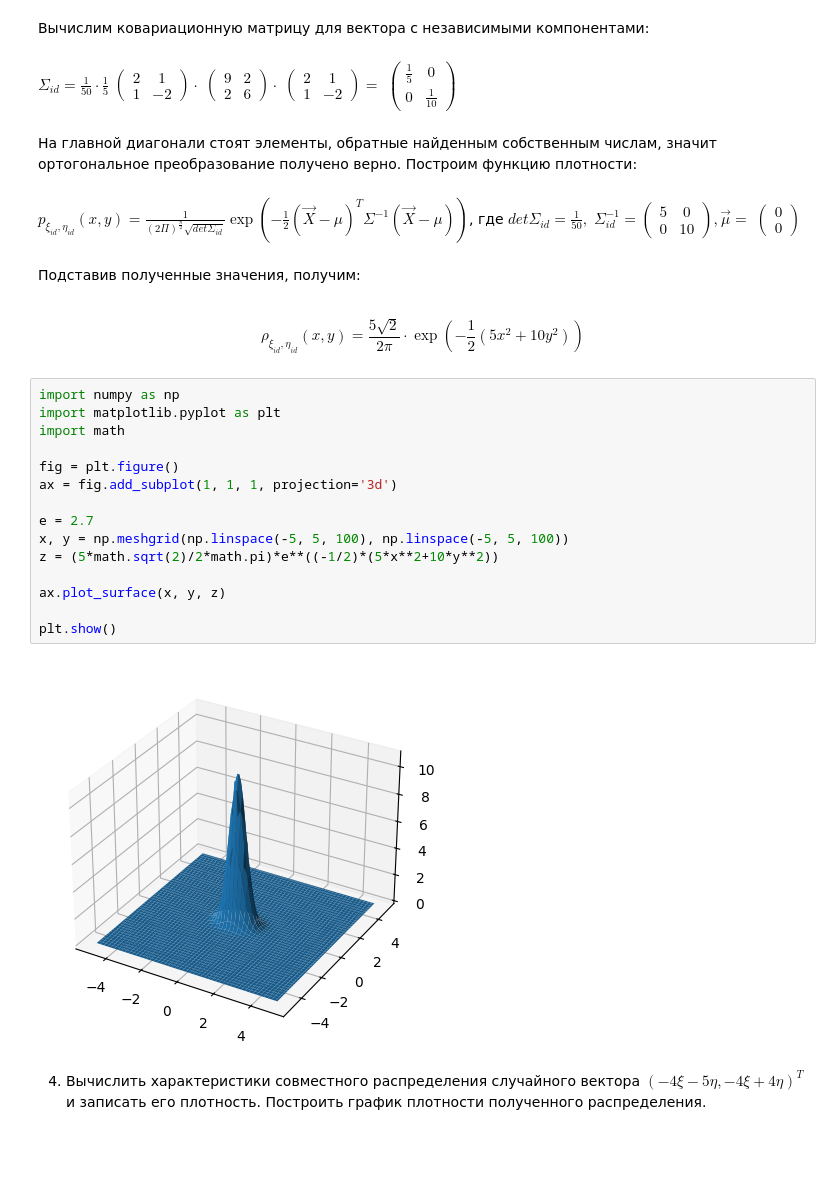
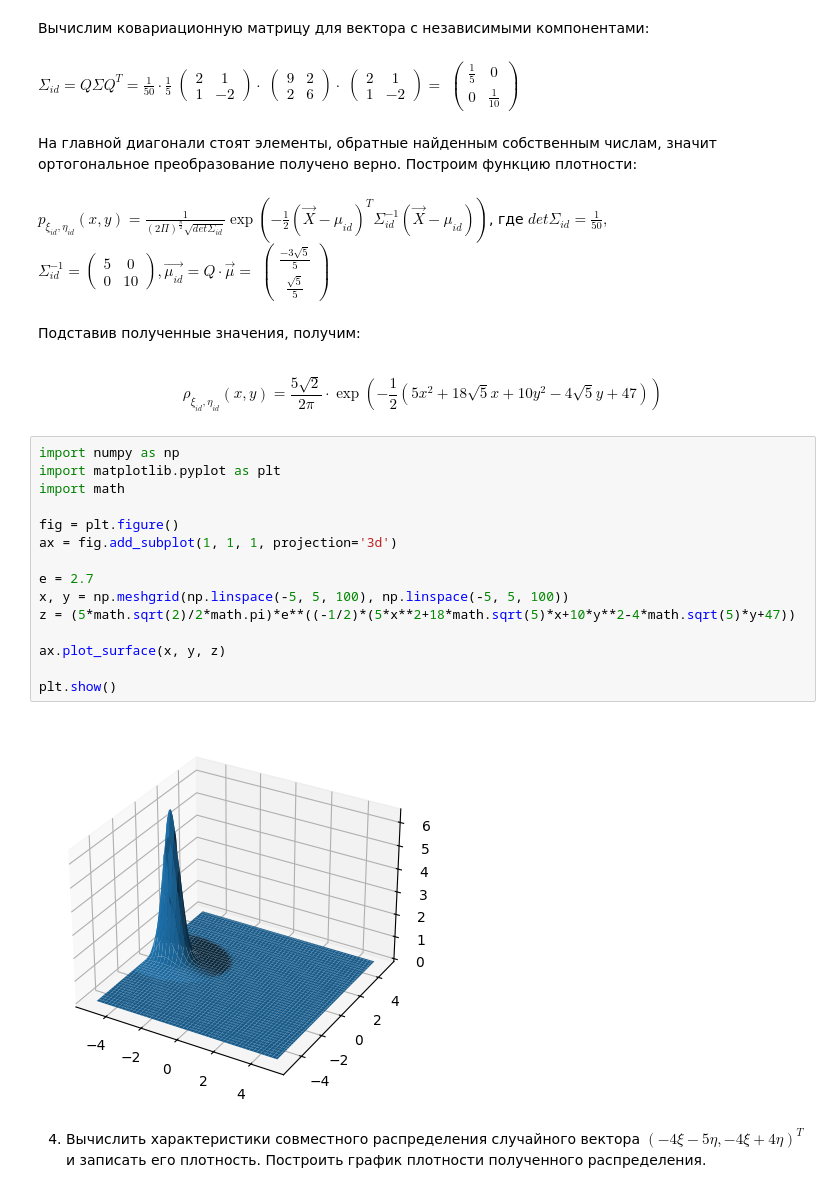
Before and after one commit to the-mvi/stat_an_gr2364-2024, a Jupyter notebook: 2364_Koval_MA/task1.ipynb, the cells around one changed output. Cells and saved outputs as stored; diff of their text form; blank space fills up the shorter version.

```diff
--- a/2364_Koval_MA/task1.ipynb
+++ b/2364_Koval_MA/task1.ipynb
@@ -372,7 +372,7 @@ Q=\frac{1}{\sqrt{5}} \left(
 # %% [markdown]
 Вычислим ковариационную матрицу для вектора с независимыми компонентами:
 # %% [markdown]
-$ \Sigma_{id}= \frac{1}{50}\cdot \frac{1}{5} $
+$ \Sigma_{id}= Q \Sigma Q^T =\frac{1}{50}\cdot \frac{1}{5} $
 $\begin{equation*}
  \left(
 \begin{array}{cccc}
@@ -408,7 +408,7 @@ $\begin{equation*}
 # %% [markdown]
 На главной диагонали стоят элементы, обратные найденным собственным числам, значит ортогональное преобразование получено верно. Построим функцию плотности:
 # %% [markdown]
-$p_{\xi_{id},\eta_{id}}(x,y)=\frac{1}{(2\Pi)^{\frac{n}{2}}\sqrt{det\Sigma_{id}}}\exp\left(-\frac{1}{2}(\vec{X}-\mu)^T\Sigma^{-1}(\vec{X}-\mu)\right)$, где
+$p_{\xi_{id},\eta_{id}}(x,y)=\frac{1}{(2\Pi)^{\frac{n}{2}}\sqrt{det\Sigma_{id}}}\exp\left(-\frac{1}{2}(\vec{X}-\mu_{id})^T\Sigma_{id}^{-1}(\vec{X}-\mu_{id})\right)$, где
 $ det\Sigma_{id}=\frac{1}{50},$
 $\begin{equation*}
  \Sigma^{-1}_{id}=\left(
@@ -417,36 +417,36 @@ $\begin{equation*}
 0 & 10
 \end{array}
 \right)
-\end{equation*},\vec{\mu}= $
+\end{equation*},\vec{\mu_{id}}= Q\cdot\vec{\mu}=$
 $\begin{equation*}
 \left(
 \begin{array}{cc}
- 0 \\
-  0
+ \frac{-3\sqrt{5}}{5} \\
+  \frac{\sqrt{5}}{5}
 \end{array}
 \right)
 \end{equation*}$
 # %% [markdown]
 Подставив полученные значения, получим:
 # %% [markdown]
-$$\rho_{\xi_{id},\eta_{id}}(x,y)= \frac{5\sqrt{2}}{2\pi}\cdot \exp\left(-\frac{1}{2}\left(5x^2+10y^2\right)\right)$$
+$$\rho_{\xi_{id},\eta_{id}}(x,y)= \frac{5\sqrt{2}}{2\pi}\cdot \exp\left(-\frac{1}{2}\left(5x^2+18\sqrt{5}x+10y^2-4\sqrt{5}y+47\right)\right)$$
 # %%
 import numpy as np
 import matplotlib.pyplot as plt
 import math
 
 fig = plt.figure()
 ax = fig.add_subplot(1, 1, 1, projection='3d')
 
 e = 2.7
 x, y = np.meshgrid(np.linspace(-5, 5, 100), np.linspace(-5, 5, 100))
-z = (5*math.sqrt(2)/2*math.pi)*e**((-1/2)*(5*x**2+10*y**2))
+z = (5*math.sqrt(2)/2*math.pi)*e**((-1/2)*(5*x**2+18*math.sqrt(5)*x+10*y**2-4*math.sqrt(5)*y+47))
 
 ax.plot_surface(x, y, z)
 
 plt.show()
 # %% [output]
-[figure, old version]
+[figure, new version]
 # %% [markdown]
 4. Вычислить характеристики совместного распределения случайного вектора $ (-4\xi-5\eta, -4\xi+4\eta)^T $ и записать его плотность. Построить график плотности полученного распределения.
 # %% [markdown]
```
Also changed, not shown: parts of 1 cell of this notebook.
